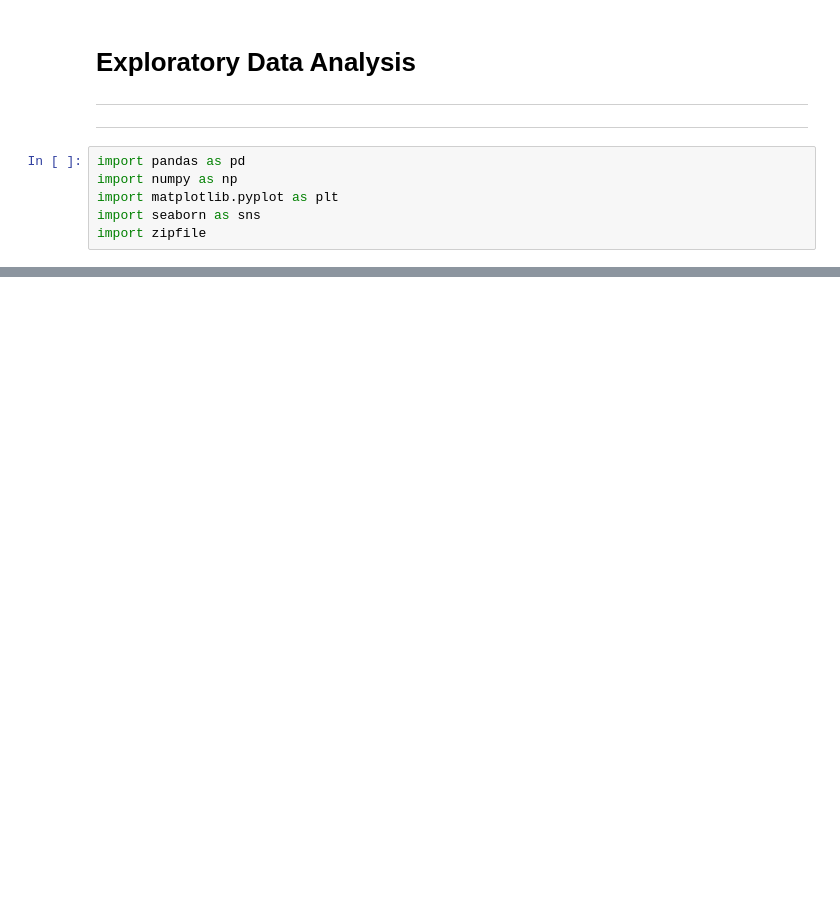
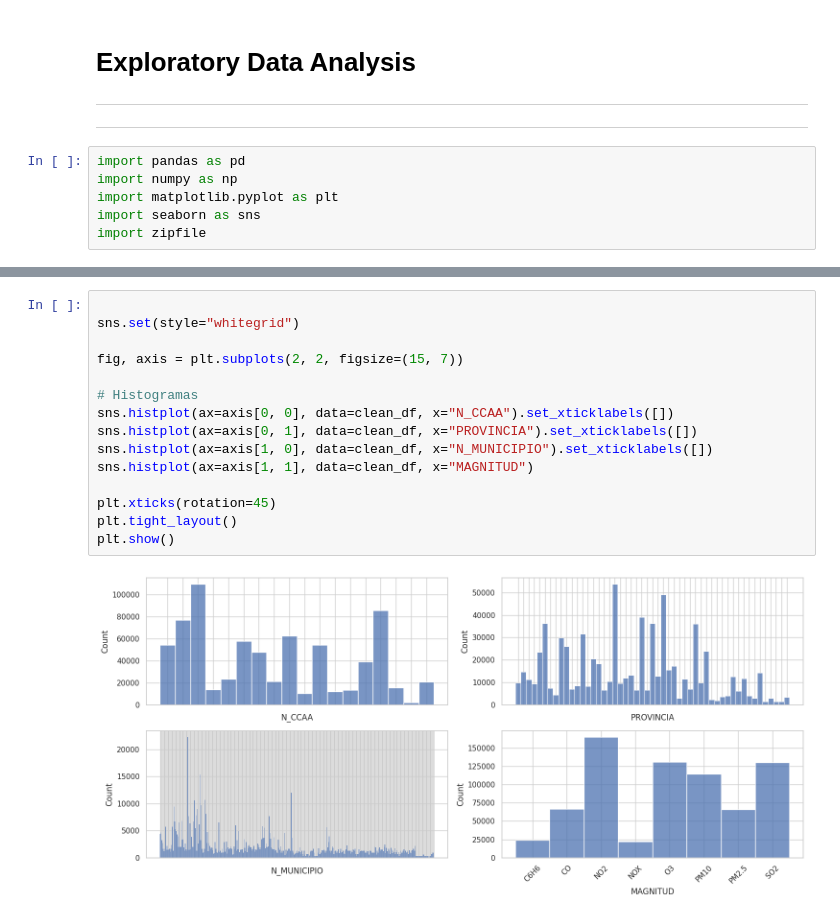
Before and after one commit to Pilizmt/Final-project-air-quality, a Jupyter notebook: src/EDA.ipynb, the cells around one changed output, grey strips where cells are left out. Drawn from its saved outputs; the diff is of its cells as text; blank space fills up the shorter version.

```diff
--- a/src/EDA.ipynb
+++ b/src/EDA.ipynb
@@ -48,0 +49,17 @@ memory usage: 159.1+ MB
+# %%
+
+sns.set(style="whitegrid")
+
+fig, axis = plt.subplots(2, 2, figsize=(15, 7))
+
+# Histogramas
+sns.histplot(ax=axis[0, 0], data=clean_df, x="N_CCAA").set_xticklabels([])
+sns.histplot(ax=axis[0, 1], data=clean_df, x="PROVINCIA").set_xticklabels([])
+sns.histplot(ax=axis[1, 0], data=clean_df, x="N_MUNICIPIO").set_xticklabels([])
+sns.histplot(ax=axis[1, 1], data=clean_df, x="MAGNITUD")
+
+plt.xticks(rotation=45)
+plt.tight_layout()
+plt.show()
+# %% [output]
+[figure, added]
```
Also changed, not shown: parts of 5 cells of this notebook, 2 other files.
